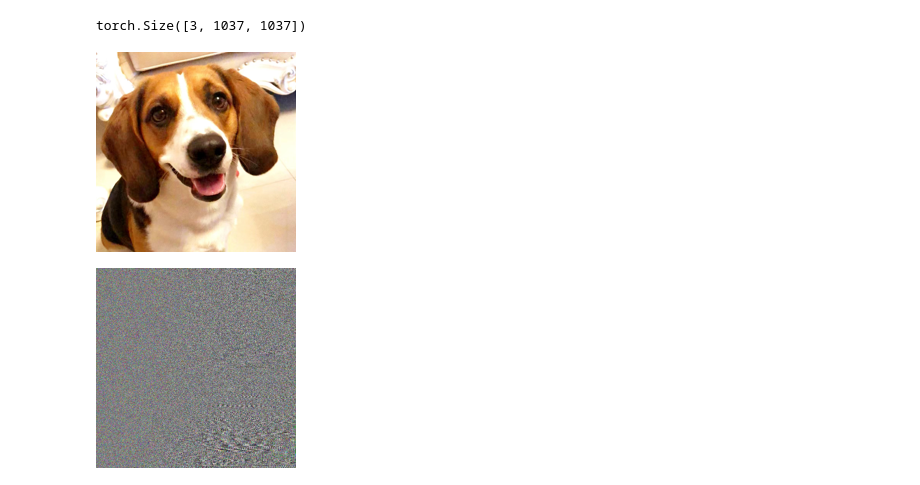
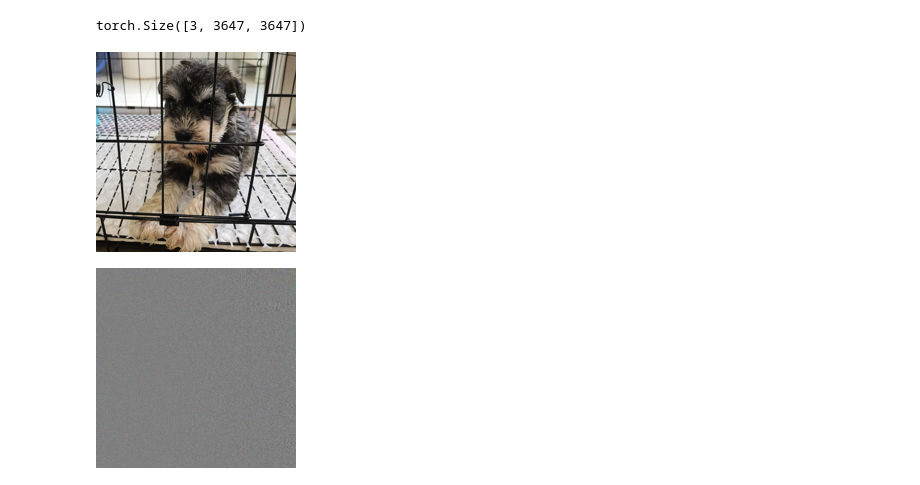
Before and after one commit to HanxiuZhang/low_freq_attack, a Jupyter notebook: 0721.ipynb, the cells around one changed output. Saved outputs shown, nothing was run; the diff lists cells and outputs as text; code cells hidden in the pictures.

```diff
--- a/0721.ipynb
+++ b/0721.ipynb
@@ -19,12 +19,12 @@ def show_tensor(tensor,width=200,height=200):
     tensor_img = transforms.ToPILImage()(tensor)
     display(tensor_img.resize((width,height)))
 # %%
-fn = 'imgs/beagle.jpg'
+fn = 'imgs/lion.jpg'
 img_tensor = read_img(fn)
 show_tensor(img_tensor)
 # %% [output]
-torch.Size([3, 1037, 1037])
+torch.Size([3, 3647, 3647])
-[figure, old version]
+[figure, new version]
 # %%
 def dct_tensor(tensor):
     img_dct = dct.dct(tensor)
@@ -32,5 +32,5 @@ def dct_tensor(tensor):
 # %%
 img_tensor_dct = dct_tensor(img_tensor)
 # %% [output]
-[figure, old version]
+[figure, new version]
 # %%
```
Also changed, not shown: parts of 2 cells of this notebook.
